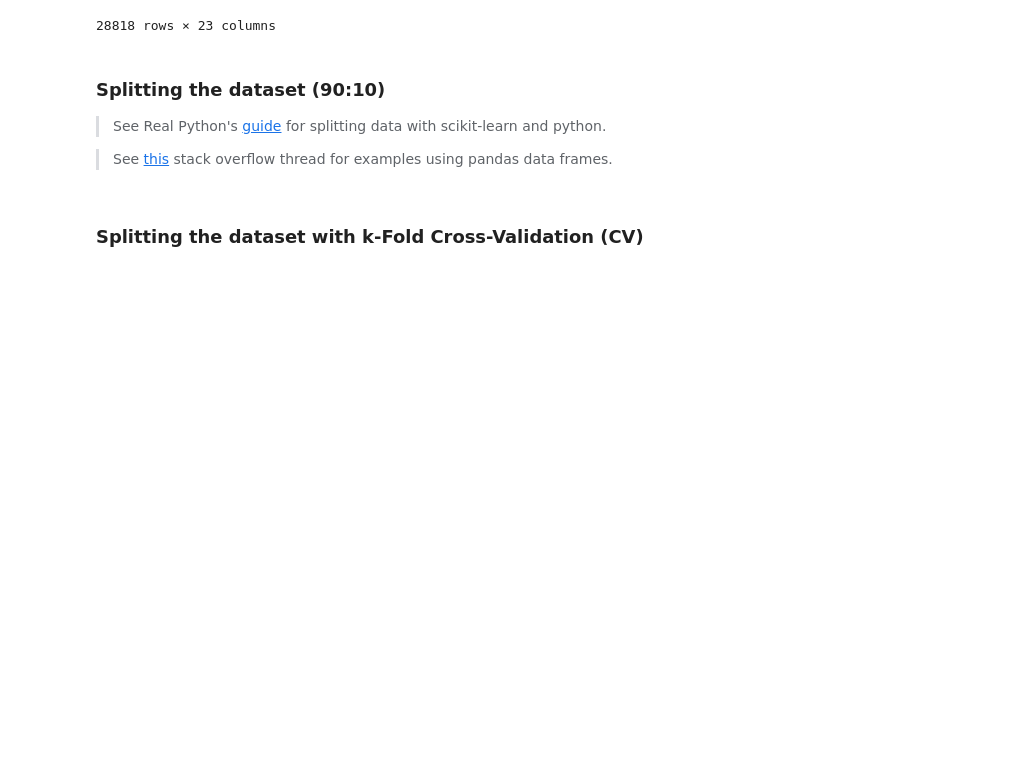
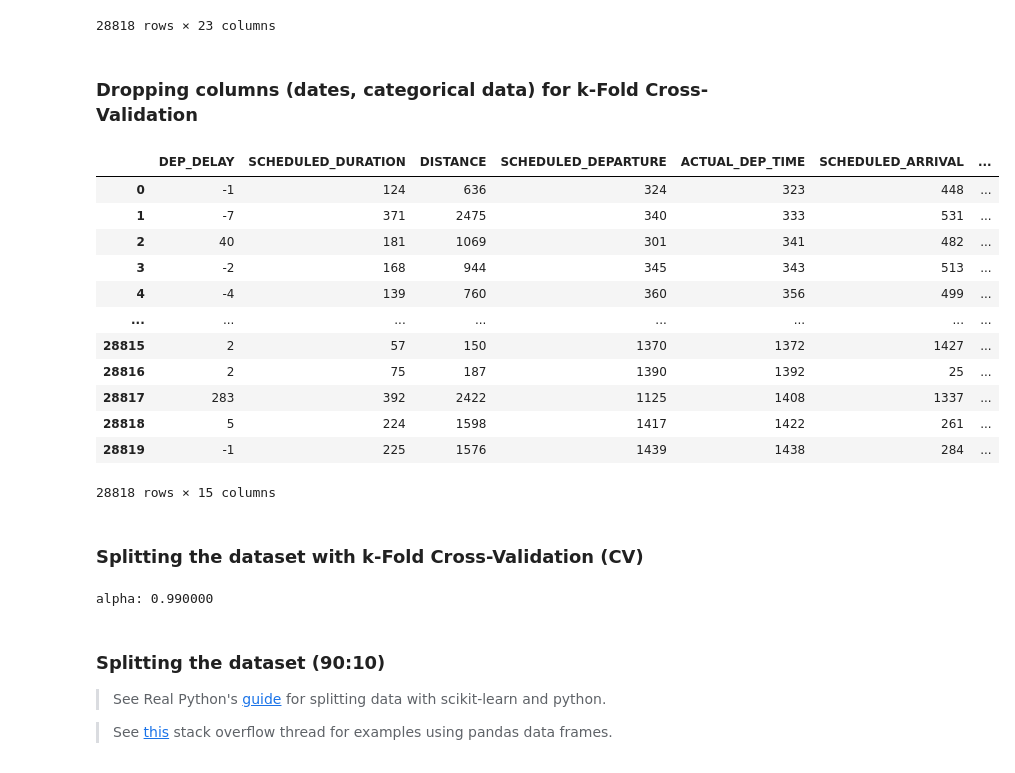
Before and after one commit to catstacks/TDADSAssignments, a Jupyter notebook: LinReg.ipynb, the cells around one changed output. Cells and saved outputs as stored; diff of their text form; code cells hidden in the pictures; blank space fills up the shorter version.

```diff
--- a/LinReg.ipynb
+++ b/LinReg.ipynb
@@ -228,6 +231,44 @@ taxi.sort_values(by='CARRIER_CODE')
 | 20166 | 1 | 4 | 6 | YX | N875RW | PIT | 14 | 117 | ... |
 | 20295 | 1 | 5 | 7 | YX | N201JQ | ROC | 52 | 95 | ... |
 28818 rows × 23 columns
+# %% [markdown]
+### Dropping columns (dates, categorical data) for k-Fold Cross-Validation
+# %%
+taxiCV = taxi.drop(columns=['MONTH', 'DAY_OF_MONTH', 'DAY_OF_WEEK', 'CARRIER_CODE', 'FLIGHT_NO', 'DEST', 'Wind', 'Condition'])
+taxiCV
+# %% [output]
+|  | DEP_DELAY | SCHEDULED_DURATION | DISTANCE | SCHEDULED_DEPARTURE | ACTUAL_DEP_TIME | SCHEDULED_ARRIVAL | ... |
+| 0 | -1 | 124 | 636 | 324 | 323 | 448 | ... |
+| 1 | -7 | 371 | 2475 | 340 | 333 | 531 | ... |
+| 2 | 40 | 181 | 1069 | 301 | 341 | 482 | ... |
+| 3 | -2 | 168 | 944 | 345 | 343 | 513 | ... |
+| 4 | -4 | 139 | 760 | 360 | 356 | 499 | ... |
+| ... | ... | ... | ... | ... | ... | ... | ... |
+| 28815 | 2 | 57 | 150 | 1370 | 1372 | 1427 | ... |
+| 28816 | 2 | 75 | 187 | 1390 | 1392 | 25 | ... |
+| 28817 | 283 | 392 | 2422 | 1125 | 1408 | 1337 | ... |
+| 28818 | 5 | 224 | 1598 | 1417 | 1422 | 261 | ... |
+| 28819 | -1 | 225 | 1576 | 1439 | 1438 | 284 | ... |
+28818 rows × 15 columns
+# %% [markdown]
+### Splitting the dataset with k-Fold Cross-Validation (CV)
+# %%
+X = taxiCV.iloc[:-1, 0:14] # set predicting variables (initially trying all of them except taxi out time, k = n) from taxiCV
+y = taxiCV.iloc[:-1, 14] # set variable of what we want to predict (taxi out time)
+
+# Define model evaluation method with 14 fold cross-validation
+cv = RepeatedKFold(n_splits=14, n_repeats=3, random_state=1)
+
+# Defining the model with 3 alphas of 0, 1, and 0.01 (λ), one for each n_repeat
+taxi_model = RidgeCV(alphas=arange(0, 1, 0.01), cv=cv, scoring='neg_mean_absolute_error')
+
+# Fitting the model
+taxi_model.fit(X, y)
+
+# Summarise chosen configuration
+print('alpha: %f' % taxi_model.alpha_) # λ = 0.99
+# %% [output]
+alpha: 0.990000
 # %% [markdown]
 ### Splitting the dataset (90:10)
 > See Real Python's [guide](https://realpython.com/train-test-split-python-data/) for splitting data with scikit-learn and python.
@@ -236,5 +277,3 @@ taxi.sort_values(by='CARRIER_CODE')
 # %%
 #sklearn.model_selection.train_test_split(taxi)
 train, test = train_test_split(taxi, test_size=0.1) #test_size set to 0.1 because we want 0.9 train_size
-# %% [markdown]
-### Splitting the dataset with k-Fold Cross-Validation (CV)
```
Also changed, not shown: parts of 1 cell of this notebook.
